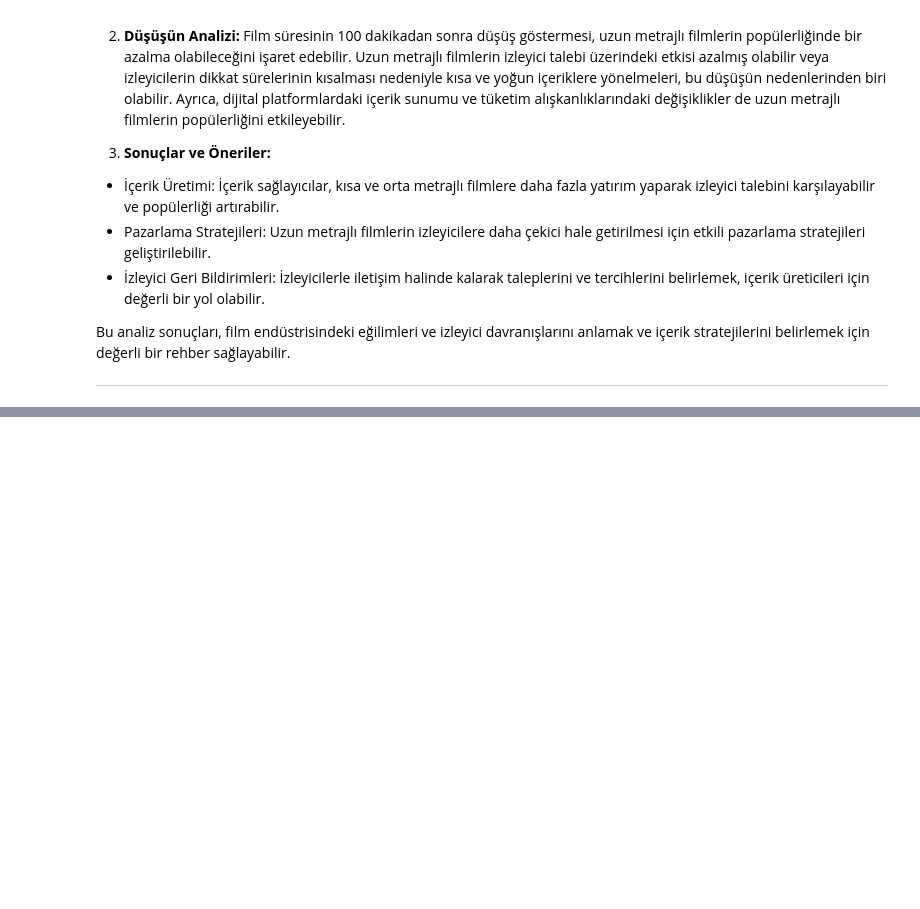
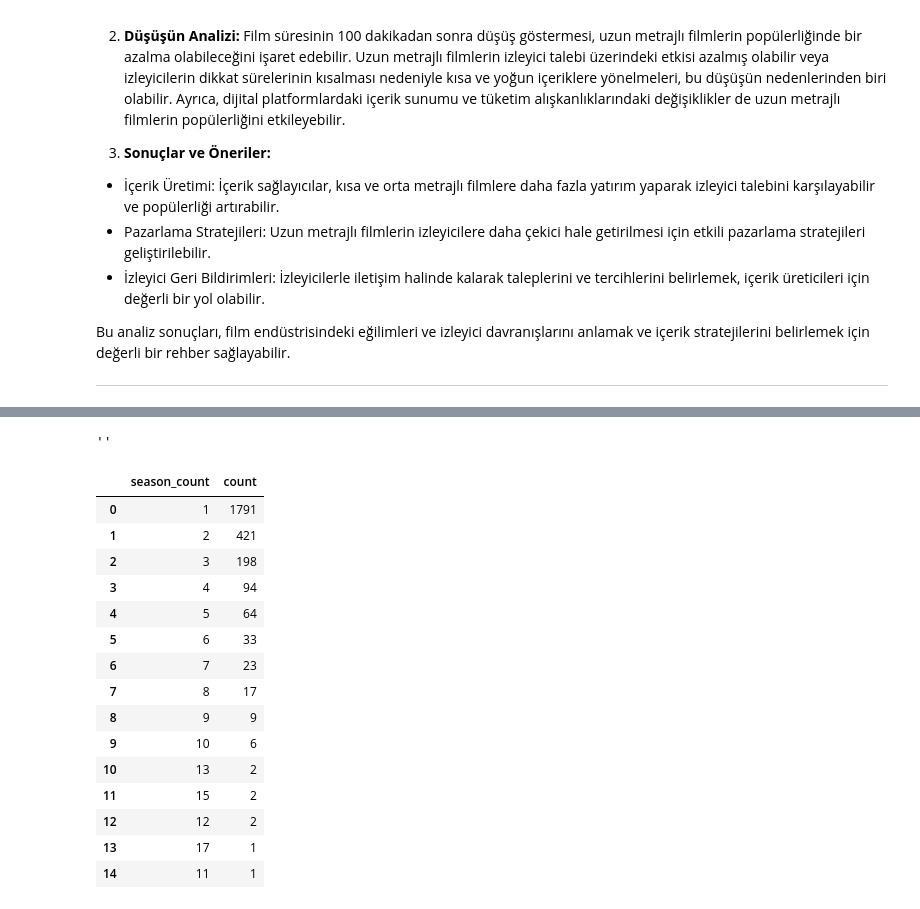
Before and after one commit to YusufAltuntas/Netflix-DataSet-EDA-project, a Jupyter notebook: netflix-dataset-EDA-project.ipynb, the cells around one changed output, grey strips where cells are left out. Saved outputs shown, nothing was run; the diff lists cells and outputs as text; code cells hidden in the pictures; blank space fills up the shorter version.

```diff
--- a/netflix-dataset-EDA-project.ipynb
+++ b/netflix-dataset-EDA-project.ipynb
@@ -740,0 +766,25 @@ Bu analiz sonuçları, film endüstrisindeki eğilimleri ve izleyici davranışl
+# %%
+df.loc[0, "season_count"]
+# %% [output]
+''
+# %%
+seasons = df[df["season_count"] != ""]
+seasons = seasons["season_count"].value_counts().reset_index()
+seasons
+# %% [output]
+|  | season_count | count |
+| 0 | 1 | 1791 |
+| 1 | 2 | 421 |
+| 2 | 3 | 198 |
+| 3 | 4 | 94 |
+| 4 | 5 | 64 |
+| 5 | 6 | 33 |
+| 6 | 7 | 23 |
+| 7 | 8 | 17 |
+| 8 | 9 | 9 |
+| 9 | 10 | 6 |
+| 10 | 13 | 2 |
+| 11 | 15 | 2 |
+| 12 | 12 | 2 |
+| 13 | 17 | 1 |
+| 14 | 11 | 1 |
```
Also changed, not shown: parts of 13 cells of this notebook.
